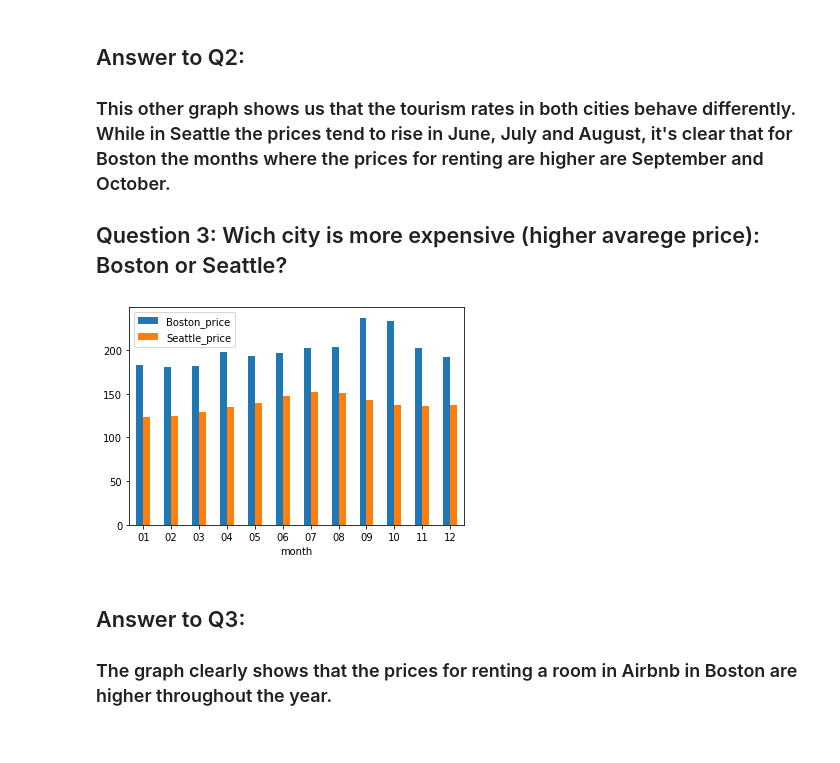
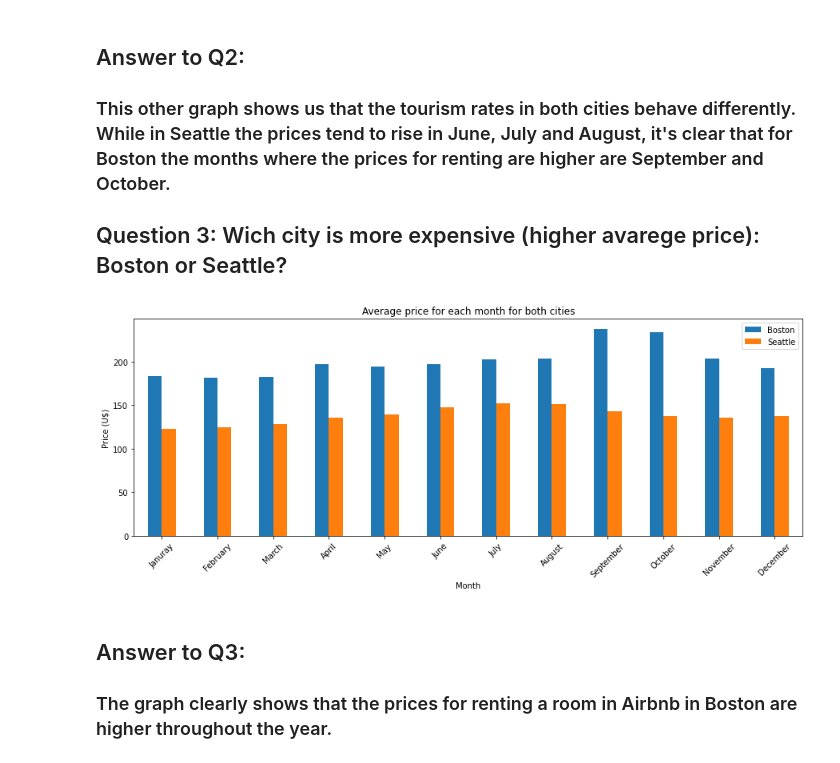
Before and after one commit to alerlemos/DataScienceNanoDegree_Udacity, a Jupyter notebook: Project 1 - Writing a Data Scientist Blog Post/Project 1 - Airbnb Analysis.ipynb, the cells around one changed output. Cells and saved outputs as stored; diff of their text form; code cells hidden in the pictures.

```diff
--- a/Project 1 - Writing a Data Scientist Blog Post/Project 1 - Airbnb Analysis.ipynb
+++ b/Project 1 - Writing a Data Scientist Blog Post/Project 1 - Airbnb Analysis.ipynb
@@ -153,14 +154,15 @@ bos_cal_pr_month.plot.bar(rot=0);
 ## Question 3: Wich city is more expensive (higher avarege price): Boston or Seattle?
 # %%
 # Creating a single dataset with the prices for each city
-bos_compare = bos_cal_pr_month.rename(columns = {'price': 'Boston_price'})
-sea_compare = sea_cal_pr_month.rename(columns = {'price': 'Seattle_price'})
+bos_compare = bos_cal_pr_month.rename(columns = {'Price (U$)': 'Boston'})
+sea_compare = sea_cal_pr_month.rename(columns = {'Price (U$)': 'Seattle'})
 
 #Generating the graph comparing the prices in the two cities
 df_compare = pd.concat([bos_compare, sea_compare], axis=1)
-df_compare.plot.bar(rot=0);
-# %% [output]
-[figure, removed]
+# %%
+df_compare.plot.bar(rot=45, figsize = [15,5], title = 'Average price for each month for both cities', ylabel = 'Price (U$)', xlabel = 'Month', legend = True);
+# %% [output]
+[figure, added]
 # %% [markdown]
 ## Answer to Q3:
 
```
Also changed, not shown: parts of 80 cells of this notebook.
